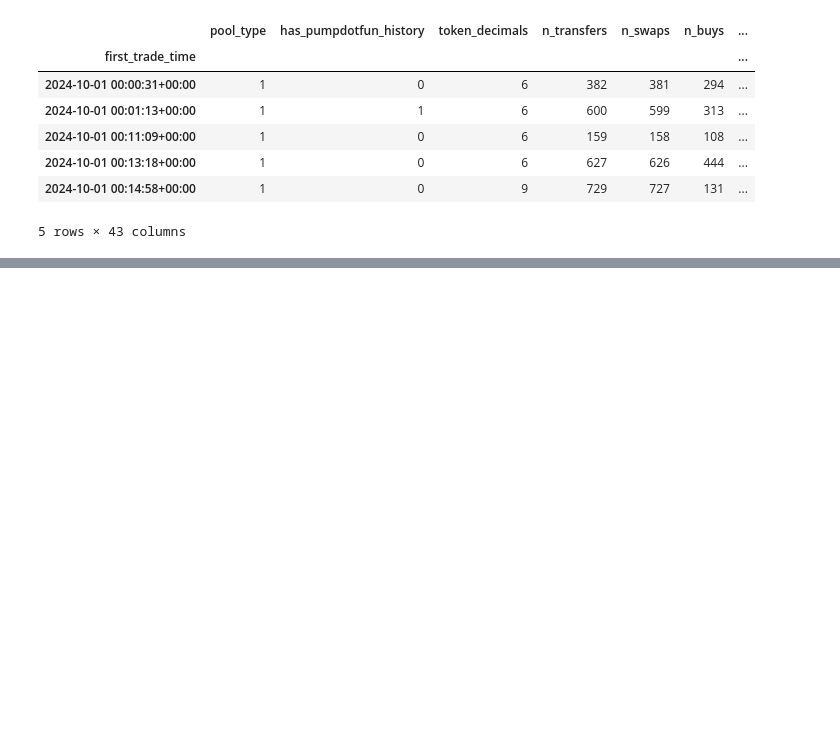
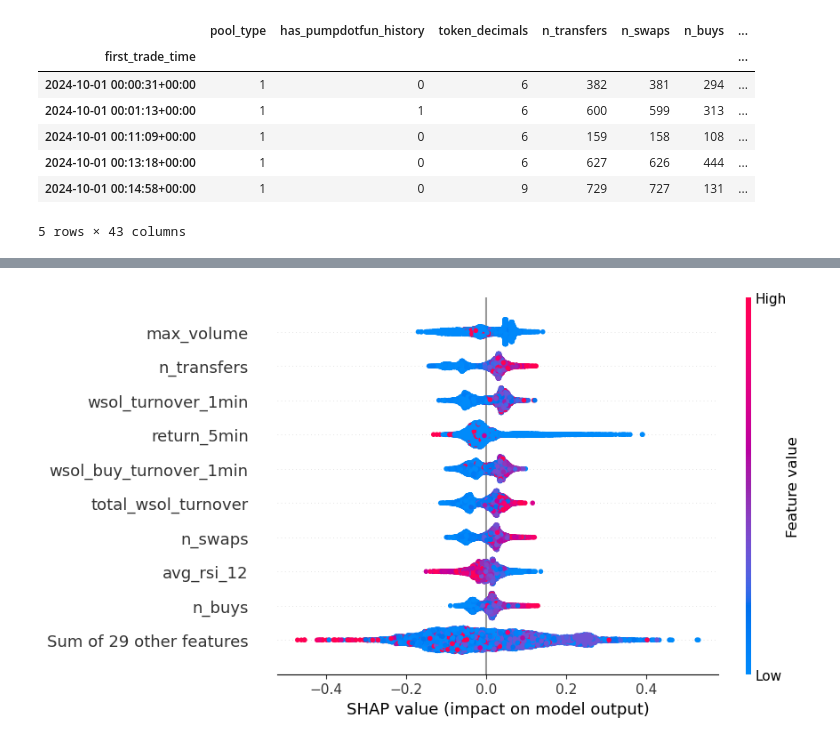
Before and after one commit to NickLithan/Rug-Pull-Early-Detection--Bachelor-Thesis-, a Jupyter notebook: main.ipynb, the cells around one changed output, grey strips where cells are left out. Saved outputs shown, nothing was run; the diff lists cells and outputs as text; code cells hidden in the pictures; blank space fills up the shorter version.

```diff
--- a/main.ipynb
+++ b/main.ipynb
@@ -155,0 +315,12 @@ idle_300
+# %%
+from sklearn.ensemble import RandomForestClassifier
+
+model = RandomForestClassifier(random_state=SEED)
+model.fit(X_bench_train, y_train[targets[0]])
+
+explainer = shap.TreeExplainer(model)
+shap_values = explainer(X_bench_test, approximate=True)
+shap.plots.beeswarm(shap_values[:, :, 1])
+# print(shap_values)
+# %% [output]
+[figure, added]
```
Also changed, not shown: parts of 11 cells of this notebook, 35 other files.
